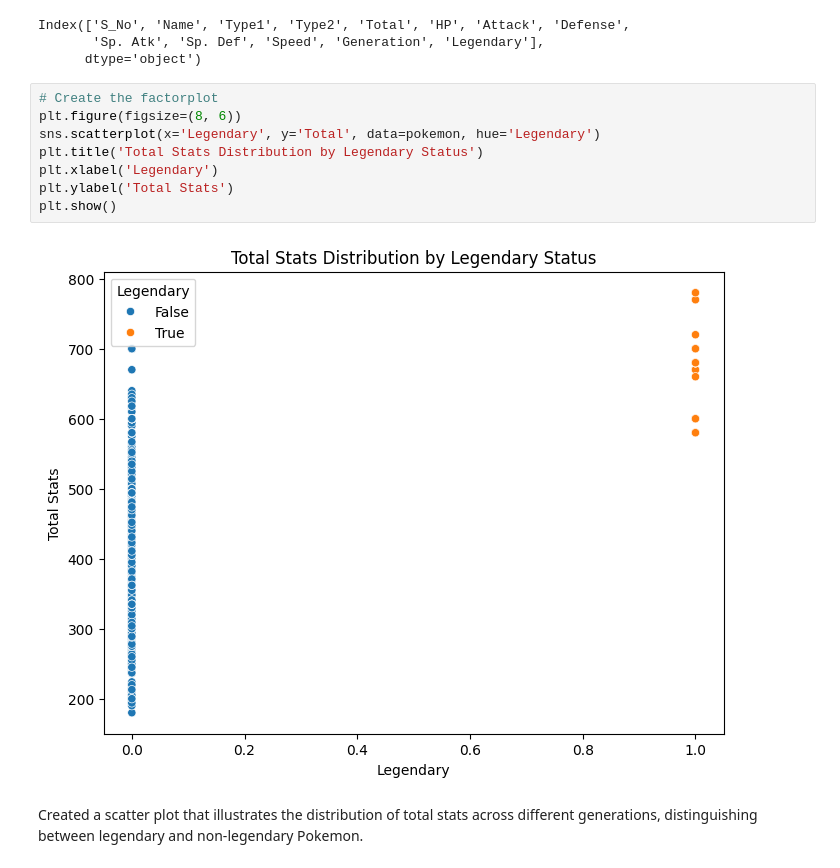
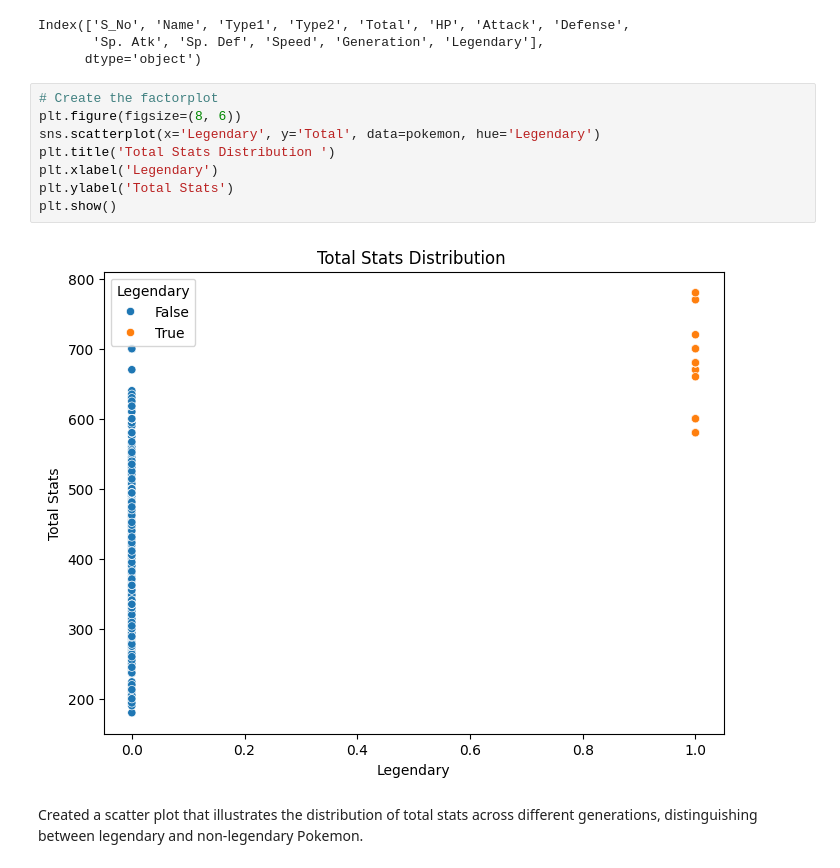
Before and after one commit to PVNgopal07/Machine-Learning, a Jupyter notebook: EDA(assignment).ipynb, the cells around one changed output. Saved outputs shown, nothing was run; the diff lists cells and outputs as text.

```diff
--- a/EDA(assignment).ipynb
+++ b/EDA(assignment).ipynb
@@ -196,13 +196,13 @@ Index(['S_No', 'Name', 'Type1', 'Type2', 'Total', 'HP', 'Attack', 'Defense',
 # %%
 # Create the factorplot
 plt.figure(figsize=(8, 6))
 sns.scatterplot(x='Legendary', y='Total', data=pokemon, hue='Legendary')
-plt.title('Total Stats Distribution by Legendary Status')
+plt.title('Total Stats Distribution ')
 plt.xlabel('Legendary')
 plt.ylabel('Total Stats')
 plt.show()
 # %% [output]
-[figure, old version]
+[figure, new version]
 # %% [markdown]
 Created a scatter plot that illustrates the distribution of total stats across different generations, distinguishing between legendary and non-legendary Pokemon.
 # %%
```
Also changed, not shown: parts of 7 cells of this notebook.
